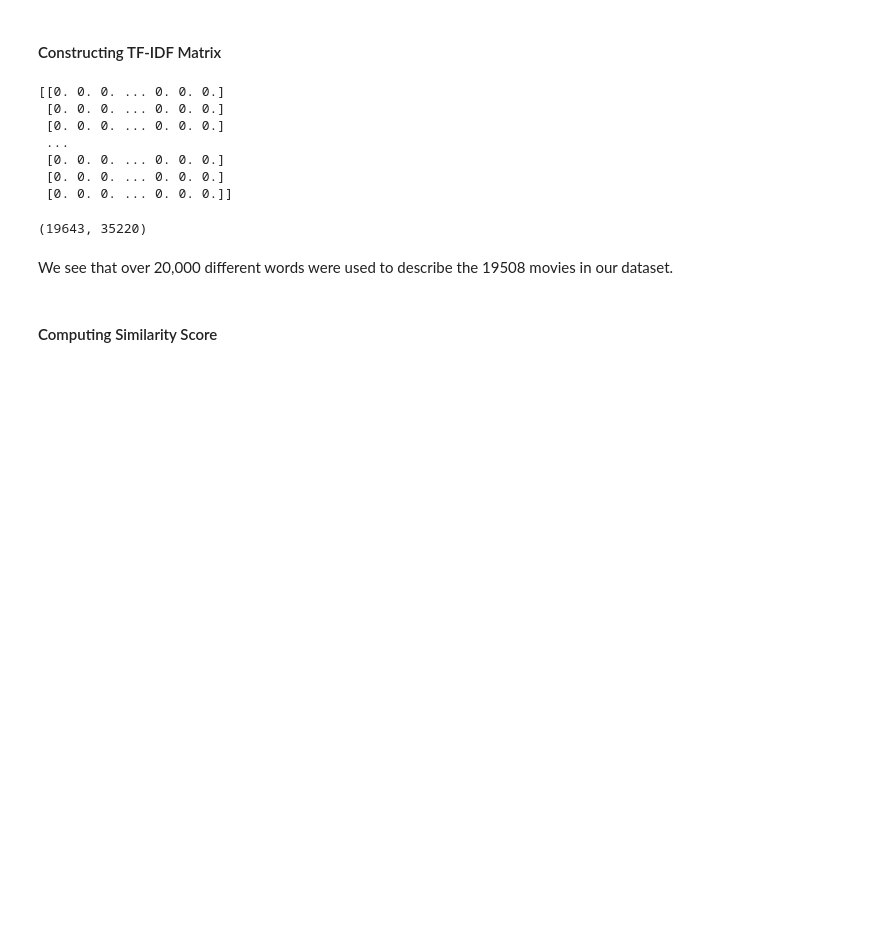
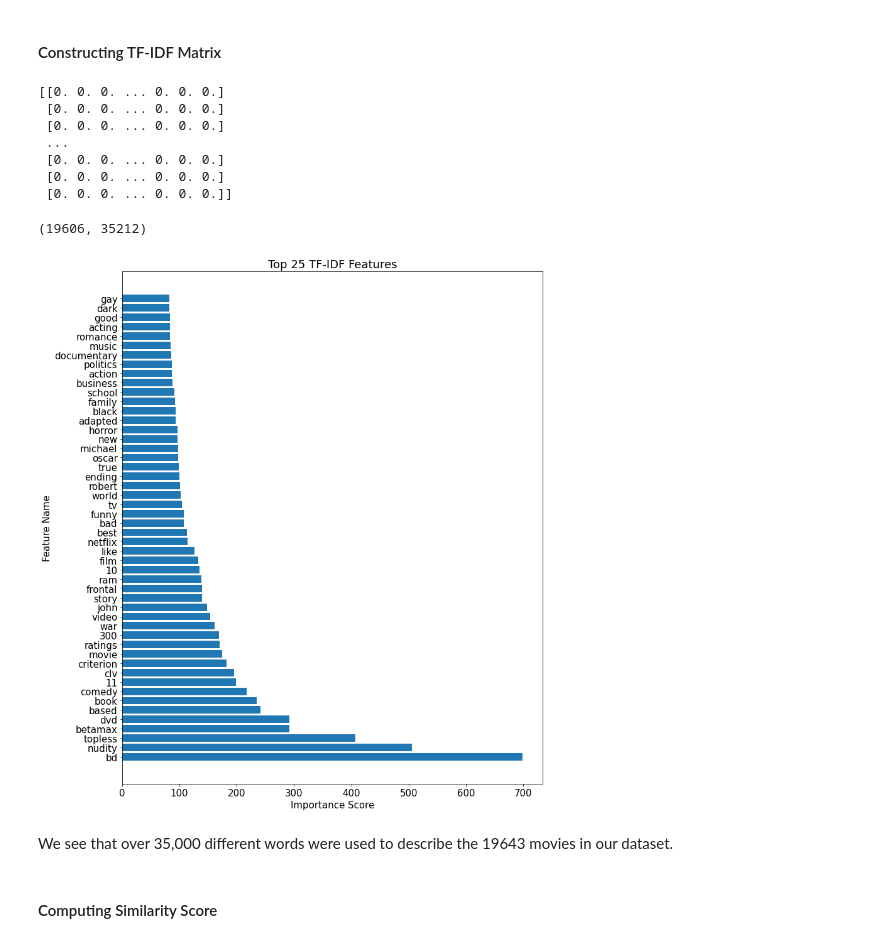
Before and after one commit to RobotB0y/Machine-Learning-for-FE-OR, a Jupyter notebook: movie-recommendation-systems.ipynb, the cells around one changed output. Saved outputs shown, nothing was run; the diff lists cells and outputs as text; code cells hidden in the pictures; blank space fills up the shorter version.

Commit message:
Add files via upload
feature importance for content-based recommender

```diff
--- a/movie-recommendation-systems.ipynb
+++ b/movie-recommendation-systems.ipynb
@@ -443,8 +443,9 @@ movies = pd.merge(movies,movies_tags[["tag","movieId"]],on="movieId", how = "inn
 # %%
 movies["overview, tags, keywords"] = movies.tag.apply(lambda x: ",".join([str(el) for el in x])) +" "+ movies["overview"] +" "+ movies["keywords"]
 # %%
-tfidfv=TfidfVectorizer(analyzer='word', stop_words='english')
+tfidfv=TfidfVectorizer(analyzer='word', stop_words='english',)
 tfidfv_matrix=tfidfv.fit_transform(movies["overview, tags, keywords"])
+
 print(tfidfv_matrix.todense())
 tfidfv_matrix.todense().shape
 # %% [output]
@@ -455,9 +456,36 @@ tfidfv_matrix.todense().shape
  [0. 0. 0. ... 0. 0. 0.]
  [0. 0. 0. ... 0. 0. 0.]
  [0. 0. 0. ... 0. 0. 0.]]
-(19643, 35220)
+(19606, 35212)
+# %%
+import matplotlib.pyplot as plt
+
+feature_names = tfidfv.get_feature_names()
+importance_scores = tfidfv_matrix.sum(axis=0).A1
+
+feature_scores = [(feature_names[i], importance_scores[i]) for i in range(len(feature_names))]
+
+# sort the list by importance score (in descending order)
+feature_scores = sorted(feature_scores, key=lambda x: x[1], reverse=True)
+
+# keep only the top 25 features
+top_features = feature_scores[:50]
+
+# extract the feature names and their importance scores from the top features
+top_feature_names = [f[0] for f in top_features]
+top_feature_scores = [f[1] for f in top_features]
+plt.figure(figsize = (12,15))
+# create a horizontal bar chart of feature importance scores
+plt.barh(range(len(top_feature_names)), top_feature_scores)
+plt.yticks(range(len(top_feature_names)), top_feature_names)
+plt.xlabel("Importance Score")
+plt.ylabel("Feature Name")
+plt.title("Top 25 TF-IDF Features")
+plt.show()
+# %% [output]
+[figure, added]
 # %% [markdown]
-We see that over 20,000 different words were used to describe the 19508 movies in our dataset.
+We see that over 35,000 different words were used to describe the 19643 movies in our dataset.
 # %% [markdown]
 #### Computing Similarity Score
 # %% [markdown]
```
Also changed, not shown: parts of 32 cells of this notebook.
